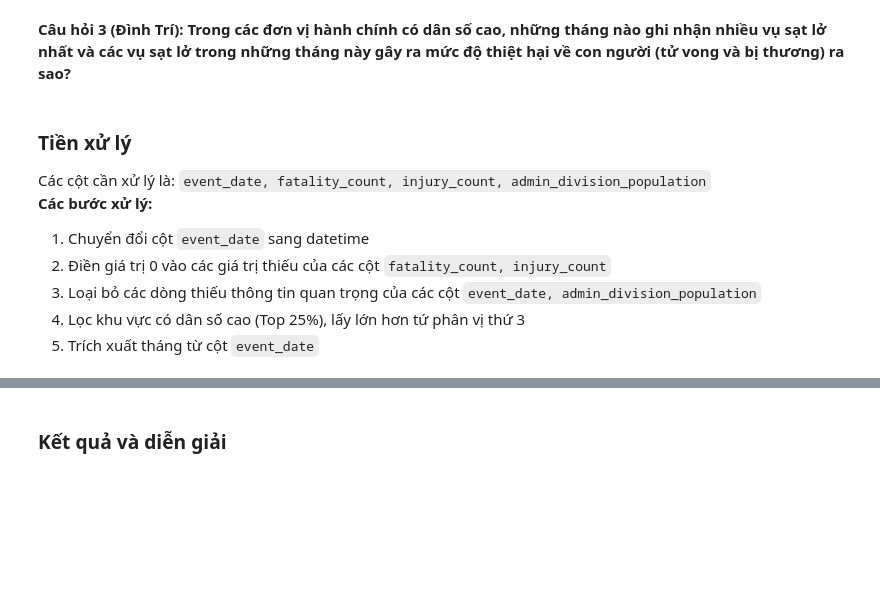
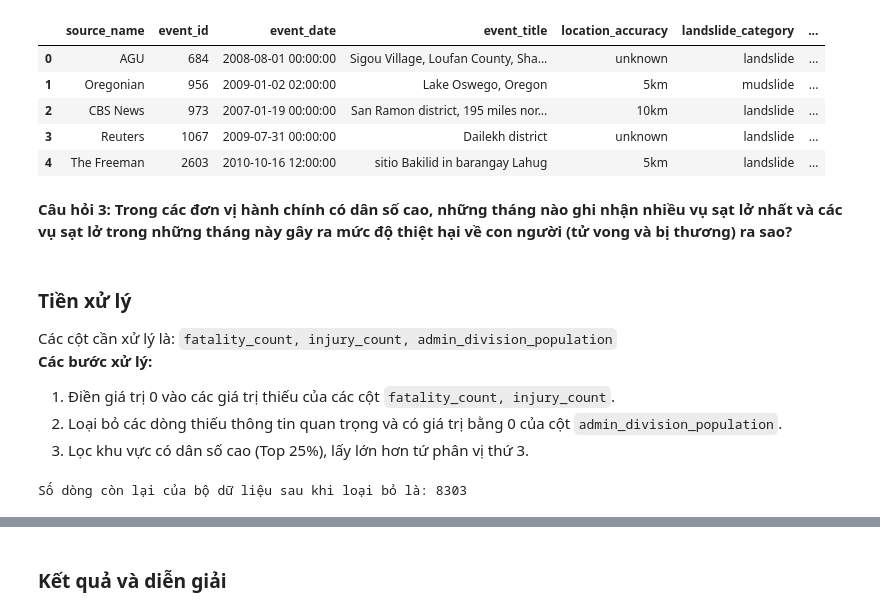
Before and after one commit to tientien01/Global-Landslide-Catalog-NASA-Analysis, a Jupyter notebook: notebook/05_modeling.ipynb, the cells around one changed output, grey strips where cells are left out. Drawn from its saved outputs; the diff is of its cells as text; code cells hidden in the pictures; blank space fills up the shorter version.

```diff
--- a/notebook/05_modeling.ipynb
+++ b/notebook/05_modeling.ipynb
@@ -24,31 +24,36 @@ from sklearn.metrics import (
     ConfusionMatrixDisplay
 )
 # %%
-input_path = "../data/raw/Global_Landslide_Catalog_Export.csv"
+input_path = "../data/processed/Global_Landslide_Processed.csv"
 df = pd.read_csv(input_path)
 df.head()
+# %% [output]
+|  | source_name | event_id | event_date | event_title | location_accuracy | landslide_category | ... |
+| 0 | AGU | 684 | 2008-08-01 00:00:00 | Sigou Village, Loufan County, Sha... | unknown | landslide | ... |
+| 1 | Oregonian | 956 | 2009-01-02 02:00:00 | Lake Oswego, Oregon | 5km | mudslide | ... |
+| 2 | CBS News | 973 | 2007-01-19 00:00:00 | San Ramon district, 195 miles nor... | 10km | landslide | ... |
+| 3 | Reuters | 1067 | 2009-07-31 00:00:00 | Dailekh district | unknown | landslide | ... |
+| 4 | The Freeman | 2603 | 2010-10-16 12:00:00 | sitio Bakilid in barangay Lahug | 5km | landslide | ... |
 # %% [markdown]
-**Câu hỏi 3 (Đình Trí): Trong các đơn vị hành chính có dân số cao, những tháng nào ghi nhận nhiều vụ sạt lở nhất và các vụ sạt lở trong những tháng này gây ra mức độ thiệt hại về con người (tử vong và bị thương) ra sao?**
+**Câu hỏi 3: Trong các đơn vị hành chính có dân số cao, những tháng nào ghi nhận nhiều vụ sạt lở nhất và các vụ sạt lở trong những tháng này gây ra mức độ thiệt hại về con người (tử vong và bị thương) ra sao?**
 # %% [markdown]
 ### Tiền xử lý
-Các cột cần xử lý là: `event_date, fatality_count, injury_count, admin_division_population`
+Các cột cần xử lý là: `fatality_count, injury_count, admin_division_population`
 **Các bước xử lý:**
-1. Chuyển đổi cột `event_date` sang datetime
-2. Điền giá trị 0 vào các giá trị thiếu của các cột `fatality_count, injury_count`
-3. Loại bỏ các dòng thiếu thông tin quan trọng của các cột `event_date, admin_division_population`
-4. Lọc khu vực có dân số cao (Top 25%), lấy lớn hơn tứ phân vị thứ 3
-5. Trích xuất tháng từ cột `event_date`
+1. Điền giá trị 0 vào các giá trị thiếu của các cột `fatality_count, injury_count`.
+2. Loại bỏ các dòng thiếu thông tin quan trọng và có giá trị bằng 0 của cột `admin_division_population`.
+3. Lọc khu vực có dân số cao (Top 25%), lấy lớn hơn tứ phân vị thứ 3.
 # %%
-# --- Chuyển cột event_date sang datetime ---
-df['event_date'] = pd.to_datetime(df['event_date'], format='mixed', dayfirst=False, errors='coerce')
-
 # --- Xử lý Missing Values cho thương vong (NaN -> 0) ---
 cols_impact = ['fatality_count', 'injury_count']
 df[cols_impact] = df[cols_impact].fillna(0)
 
 # --- Loại bỏ các dòng thiếu thông tin quan trọng ---
-df_clean = df.dropna(subset=['event_date', 'admin_division_population'])
+df_clean = df.dropna(subset=['admin_division_population'])
+df_clean = df_clean[df_clean['admin_division_population'] > 0]
 print("Số dòng còn lại của bộ dữ liệu sau khi loại bỏ là:", df_clean.shape[0])
+# %% [output]
+Số dòng còn lại của bộ dữ liệu sau khi loại bỏ là: 8303
 # %%
 # --- Lọc khu vực "Dân số cao" ---
 # Tính ngưỡng dân số (Top 25% cao nhất)
```
Also changed, not shown: parts of 8 cells of this notebook, 1 other file.
